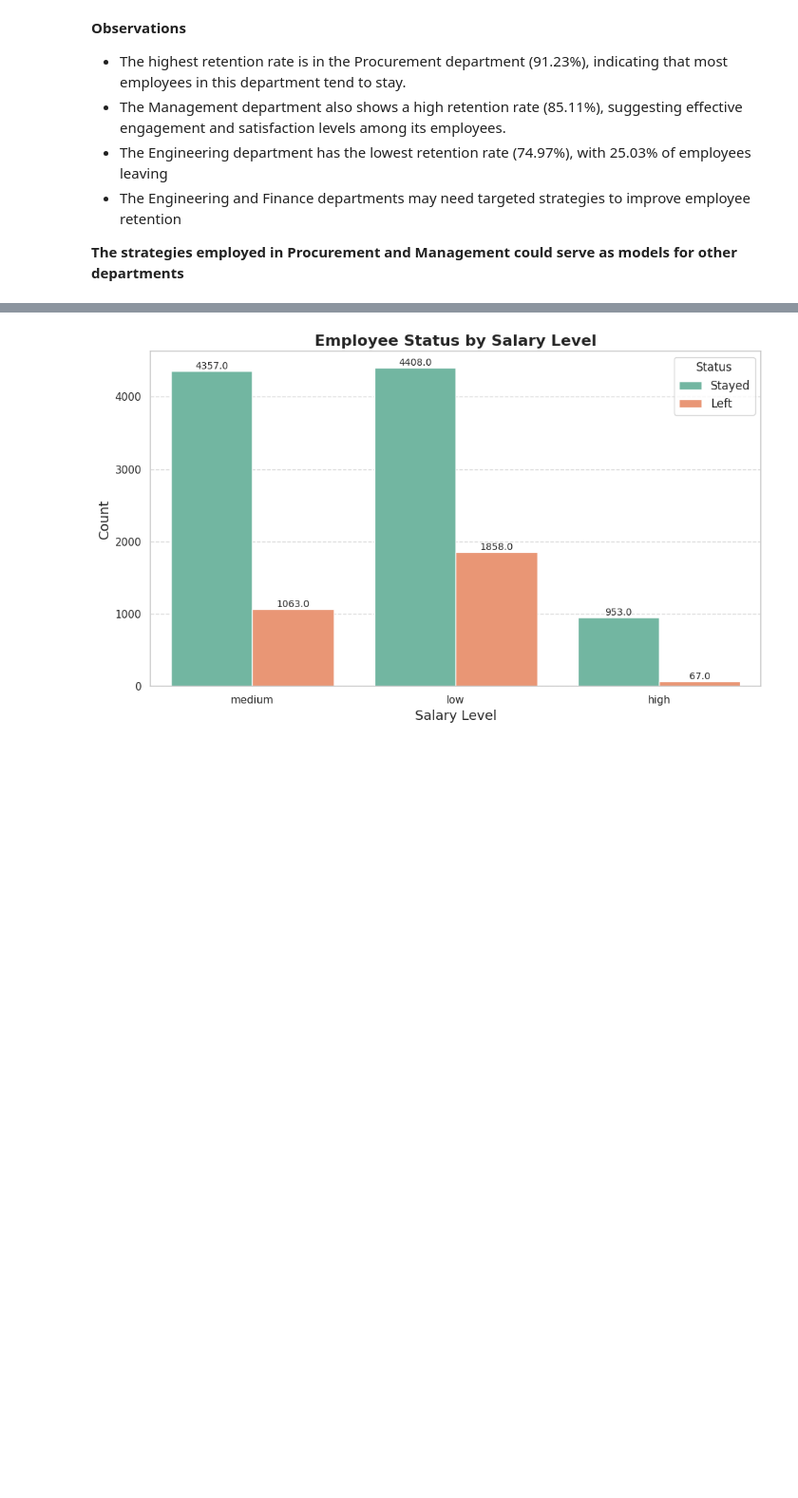
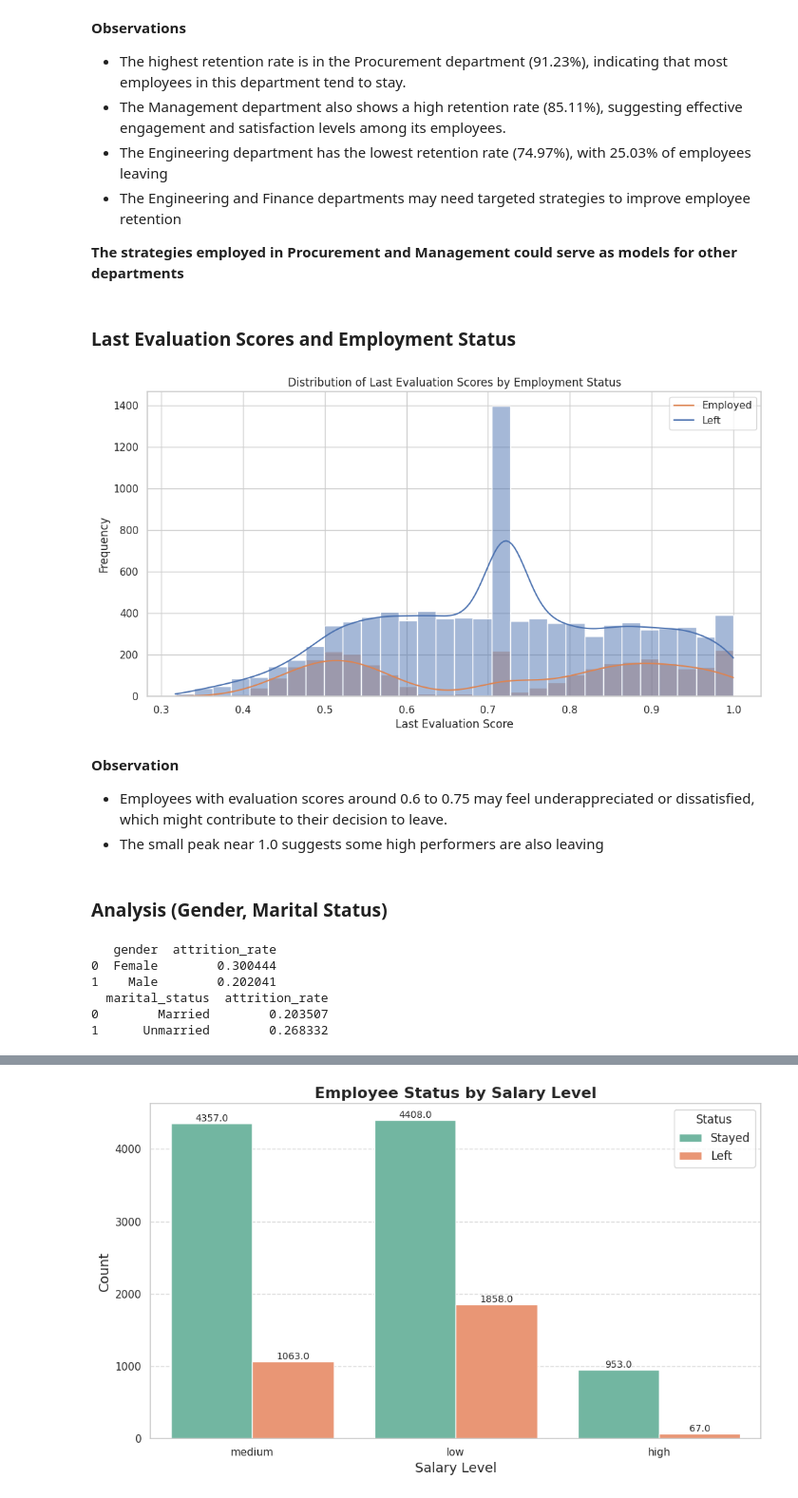
Before and after one commit to abhid-007/Employee-Prediction-Model, a Jupyter notebook: employee-prediction.ipynb, the cells around one changed output, grey strips where cells are left out. Shown at 95% size. Cells and saved outputs as stored; diff of their text form; code cells hidden in the pictures; blank space fills up the shorter version.

Commit message:
Kaggle Notebook | Employee_Prediction | Version 5

```diff
--- a/employee-prediction.ipynb
+++ b/employee-prediction.ipynb
@@ -661,3 +663,41 @@ Support      75.897187  24.102813
 * The Engineering and Finance departments may need targeted strategies to improve employee retention
 
 **The strategies employed in Procurement and Management could serve as models for other departments**
+# %% [markdown]
+### Last Evaluation Scores and Employment Status
+# %%
+plt.figure(figsize=(12, 6))
+sns.histplot(data=df_duplicate, x='last_evaluation', hue='status_numerical', kde=True, bins=30)
+plt.title('Distribution of Last Evaluation Scores by Employment Status')
+plt.xlabel('Last Evaluation Score')
+plt.ylabel('Frequency')
+plt.legend(['Employed', 'Left'])
+plt.show()
+# %% [output]
+[figure, added]
+# %% [markdown]
+**Observation**
+* Employees with evaluation scores around 0.6 to 0.75 may feel underappreciated or dissatisfied, which might contribute to their decision to leave.
+* The small peak near 1.0 suggests some high performers are also leaving
+# %% [markdown]
+### Analysis (Gender, Marital Status)
+# %%
+import pandas as pd
+
+# Calculate attrition rate by gender
+gender_attrition = df_duplicate.groupby('gender')['status_numerical'].mean().reset_index()
+gender_attrition.columns = ['gender', 'attrition_rate']
+
+# Calculate attrition rate by marital status
+marital_attrition = df_duplicate.groupby('marital_status')['status_numerical'].mean().reset_index()
+marital_attrition.columns = ['marital_status', 'attrition_rate']
+
+print(gender_attrition)
+print(marital_attrition)
+# %% [output]
+   gender  attrition_rate
+0  Female        0.300444
+1    Male        0.202041
+  marital_status  attrition_rate
+0        Married        0.203507
+1      Unmarried        0.268332
```
Also changed, not shown: parts of 6 cells of this notebook.
